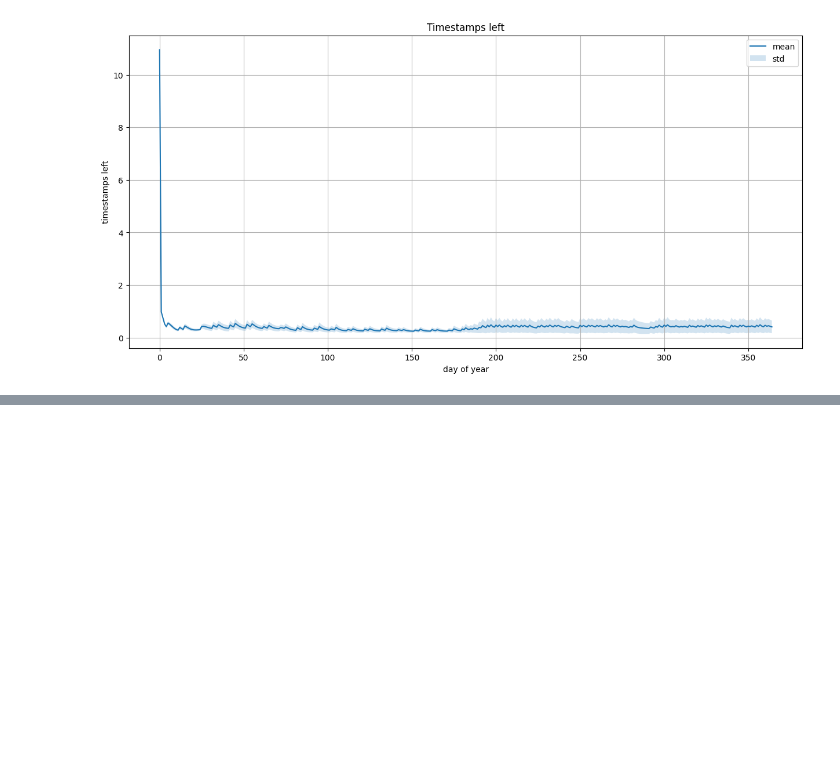
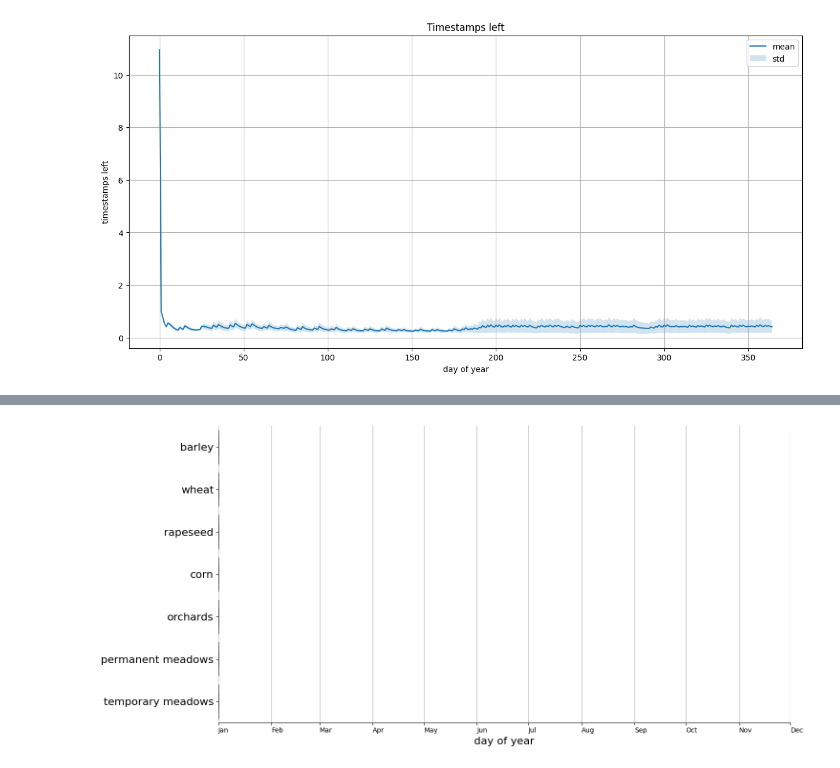
Before and after one commit to Aurenore/elects, a Jupyter notebook: coding_test/daily_reward_loss_test.ipynb, the cells around one changed output, grey strips where cells are left out. Cells and saved outputs as stored; diff of their text form; code cells hidden in the pictures; blank space fills up the shorter version.

```diff
--- a/coding_test/daily_reward_loss_test.ipynb
+++ b/coding_test/daily_reward_loss_test.ipynb
@@ -200,0 +242,6 @@ plot_timestamps_left(stats, ax_timestamps, fig_timestamps)
+# %%
+doys_stop = stats["t_stop"].squeeze()
+fig_boxplot, ax_boxplot = plt.subplots(figsize=(15, 7))
+fig_boxplot, _ = boxplot_stopping_times(doys_stop, stats, fig_boxplot, ax_boxplot, class_names)
+# %% [output]
+[figure, added]
```
Also changed, not shown: parts of 5 cells of this notebook, 1 other file.
